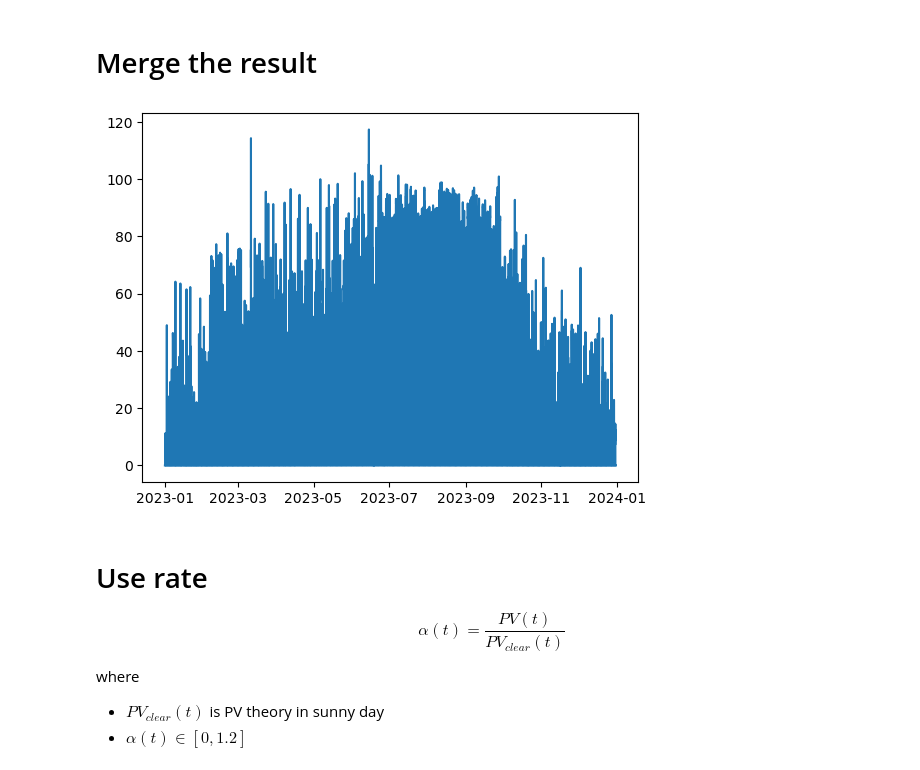
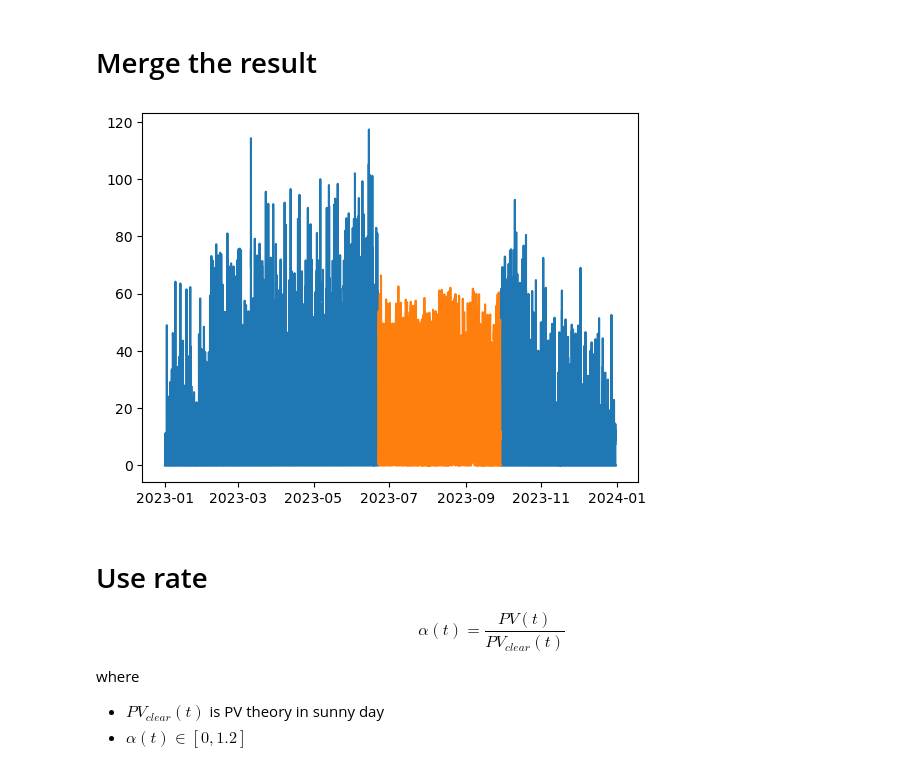
Before and after one commit to SpongeStark/Pre-PhD, a Jupyter notebook: demo/train_fill.ipynb, the cells around one changed output. Drawn from its saved outputs; the diff is of its cells as text; code cells hidden in the pictures.

```diff
--- a/demo/train_fill.ipynb
+++ b/demo/train_fill.ipynb
@@ -195,17 +195,22 @@ missing_mask = dts["pv_power"].isna()
 X_missing = dts.loc[missing_mask, features]
 
 dts.loc[missing_mask, "PV_filled"] = model.predict(X_missing)
+
+dts['PV_filled'] = dts['PV_filled'].clip(lower=0)
 # %% [markdown]
 # Merge the result
 # %%
-dts["PV_final"] = dts["PV"]
-dts.loc[missing_mask, "PV_final"] = dts.loc[missing_mask, "PV_filled"] + dts['PV'].mean()*3
-dts.loc[dts['PV'].eq(0), "PV_final"] = 0
+# dts["PV_final"] = dts["PV"]
+# dts.loc[missing_mask, "PV_final"] = dts.loc[missing_mask, "PV_filled"] # + dts['PV'].mean()*3
+# dts.loc[dts['PV'].eq(0), "PV_final"] = 0
 # %%
-plt.plot(dts['Date'], dts['PV_final'])
+# plt.plot(dts['Date'], dts['PV_final'])
+# plt.show()
+plt.plot(dts['Date'], np.where(~missing_mask, dts['PV'], np.nan))
+plt.plot(dts['Date'], np.where(missing_mask, dts['PV_filled'], np.nan))
 plt.show()
 # %% [output]
-[figure, old version]
+[figure, new version]
 # %% [markdown]
 # Use rate
 
```
Also changed, not shown: parts of 4 cells of this notebook.
